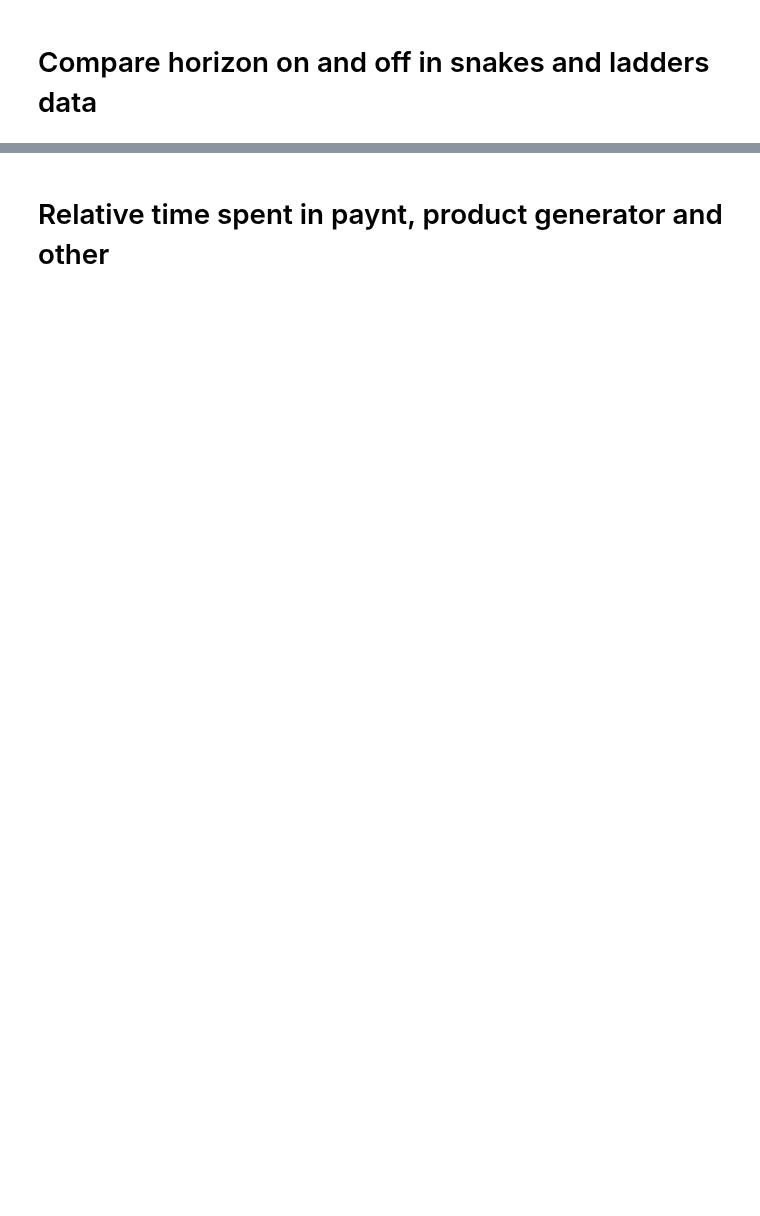
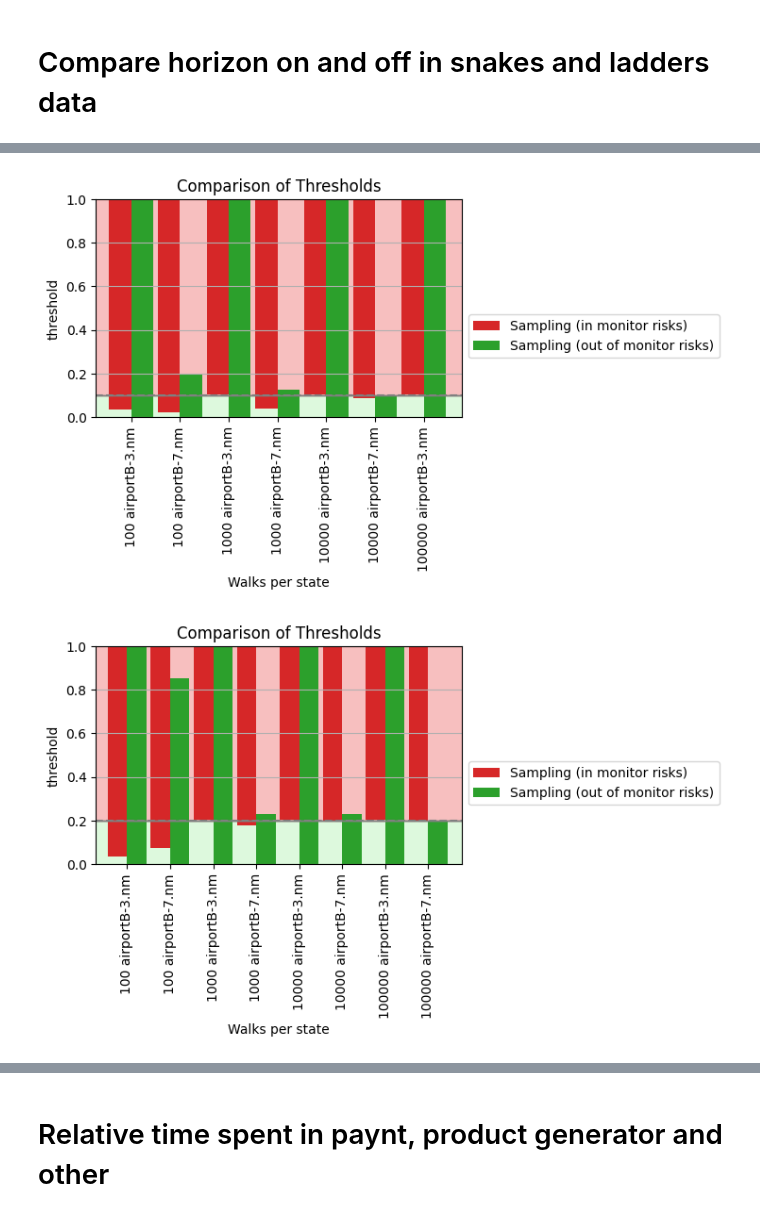
Before and after one commit to lukovdm/monitor-conformence, a Jupyter notebook: notebooks/Analysis.ipynb, the cells around one changed output, grey strips where cells are left out. Cells and saved outputs as stored; diff of their text form; code cells hidden in the pictures; blank space fills up the shorter version.

```diff
--- a/notebooks/Analysis.ipynb
+++ b/notebooks/Analysis.ipynb
@@ -226,0 +229,68 @@ compare_thresholds_bar(
+# %%
+compare_trad_data_low_threshold = sorted(
+    [
+        data
+        for data in experiment_data
+        if data["experiment"]["name"] == "compare-trad"
+        and (
+            data["experiment"]["threshold"] == 0.1
+            or data["experiment"]["threshold"] == Fraction(1, 10)
+        )
+    ],
+    key=lambda x: (x["experiment"]["old_walks_per_state"], x["experiment"]["file"]),
+)
+compare_trad_data_mid_threshold = sorted(
+    [
+        data
+        for data in experiment_data
+        if data["experiment"]["name"] == "compare-trad"
+        and (
+            data["experiment"]["threshold"] == 0.2
+            or data["experiment"]["threshold"] == Fraction(1, 5)
+        )
+    ],
+    key=lambda x: (x["experiment"]["old_walks_per_state"], x["experiment"]["file"]),
+)
+compare_trad_data_high_threshold = sorted(
+    [
+        data
+        for data in experiment_data
+        if data["experiment"]["name"] == "compare-trad"
+        and (
+            data["experiment"]["threshold"] == 0.4
+            or data["experiment"]["threshold"] == Fraction(2, 5)
+        )
+    ],
+    key=lambda x: (x["experiment"]["old_walks_per_state"], x["experiment"]["file"]),
+)
+
+compare_thresholds_bar(
+    compare_trad_data_low_threshold,
+    ["sampling"],
+    "walks per state",
+    lambda d: f"{d['experiment']['old_walks_per_state']} {d['experiment']['file'].split('/')[-1]}",
+    colors,
+    threshold=0.1,
+    fig_size=(5, 3),
+)
+compare_thresholds_bar(
+    compare_trad_data_mid_threshold,
+    ["sampling"],
+    "walks per state",
+    lambda d: f"{d['experiment']['old_walks_per_state']} {d['experiment']['file'].split('/')[-1]}",
+    colors,
+    threshold=0.2,
+    fig_size=(5, 3),
+)
+compare_thresholds_bar(
+    compare_trad_data_high_threshold,
+    ["sampling"],
+    "walks per state",
+    lambda d: f"{d['experiment']['old_walks_per_state']} {d['experiment']['file'].split('/')[-1]}",
+    colors,
+    threshold=0.4,
+    fig_size=(5, 3),
+)
+# %% [output]
+[figure, added]
+[figure, added]
```
Also changed, not shown: parts of 9 cells of this notebook, 18 other files.
